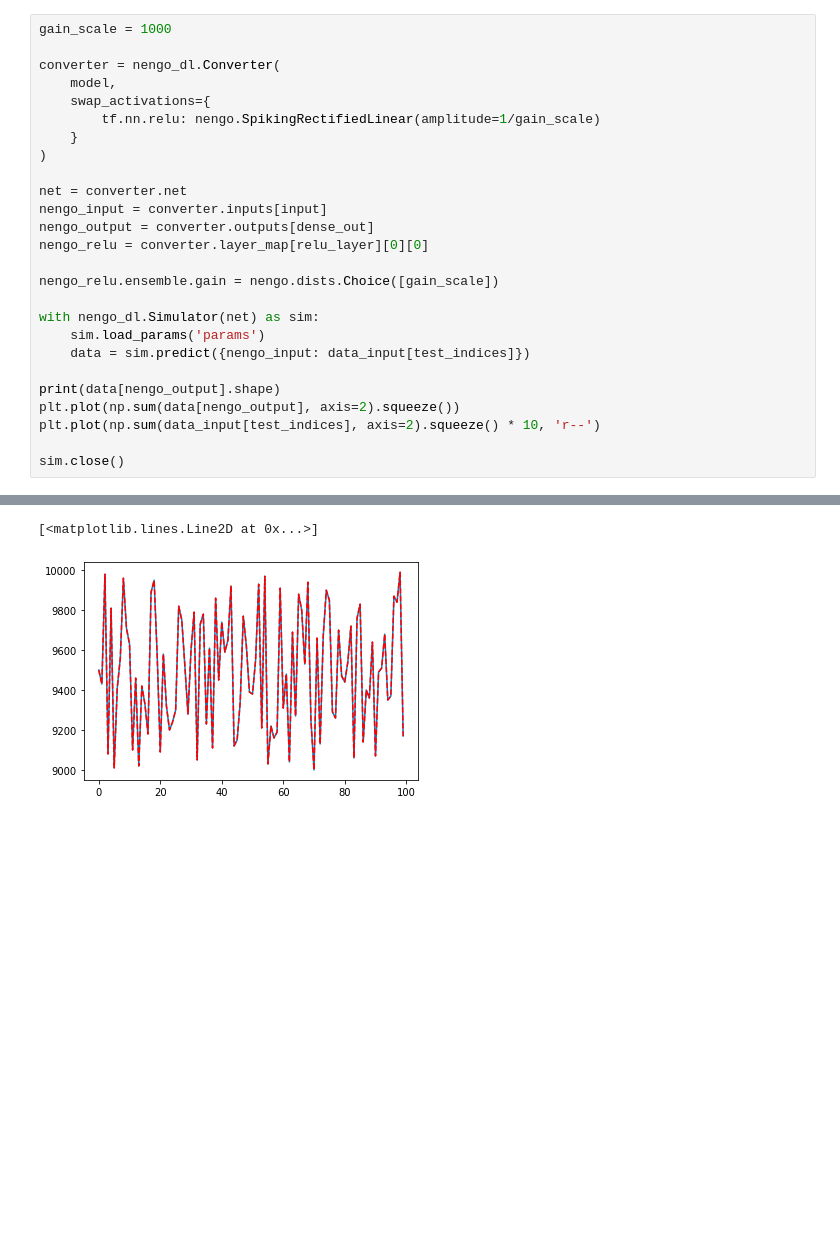
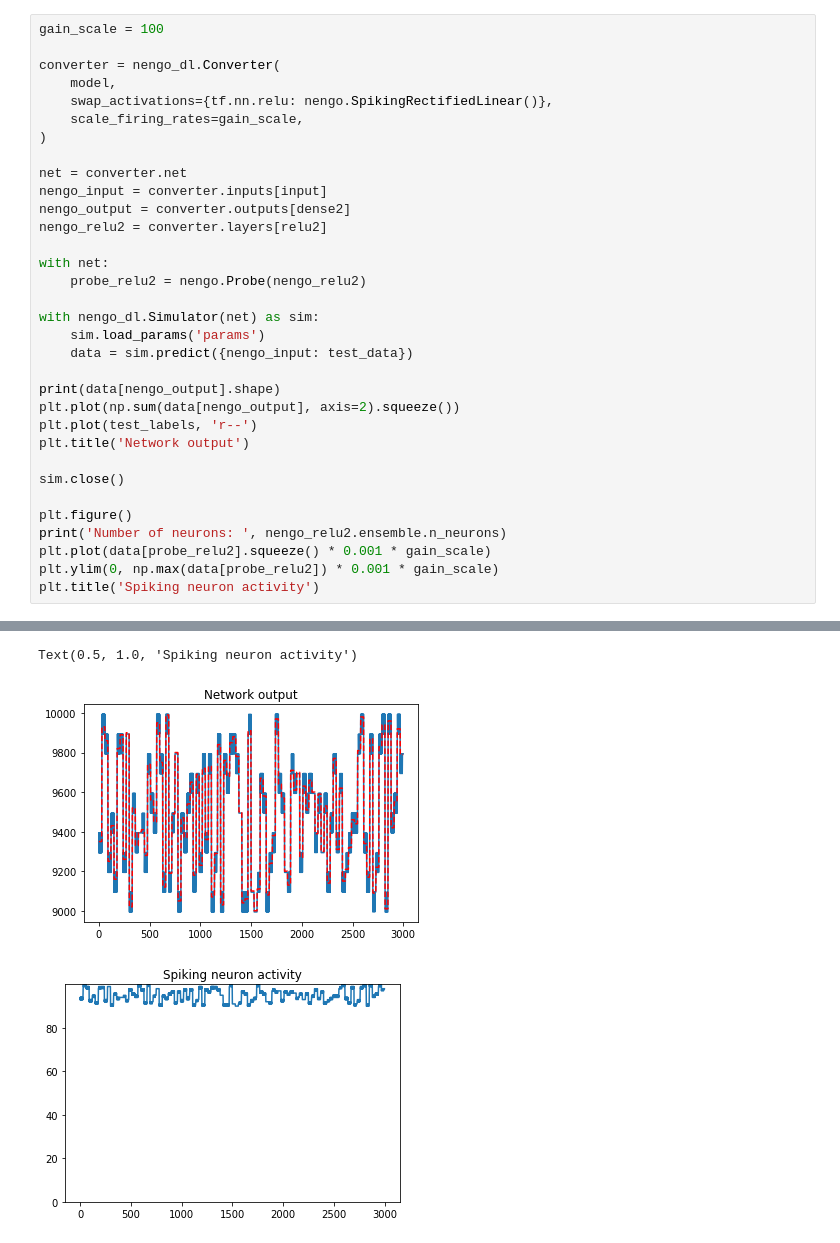
Before and after one commit to abr/neurorobotics-2020, a Jupyter notebook: Gain amplitude scaling test.ipynb, the cells around one changed output, grey strips where cells are left out. Cells and saved outputs as stored; diff of their text form; blank space fills up the shorter version.

```diff
--- a/Gain amplitude scaling test.ipynb
+++ b/Gain amplitude scaling test.ipynb
@@ -116,29 +167,36 @@ KeyboardInterrupt:
 # %%
-gain_scale = 1000
+gain_scale = 100
 
 converter = nengo_dl.Converter(
     model,
-    swap_activations={
-        tf.nn.relu: nengo.SpikingRectifiedLinear(amplitude=1/gain_scale)
-    }
+    swap_activations={tf.nn.relu: nengo.SpikingRectifiedLinear()},
+    scale_firing_rates=gain_scale,
 )
 
 net = converter.net
 nengo_input = converter.inputs[input]
-nengo_output = converter.outputs[dense_out]
-nengo_relu = converter.layer_map[relu_layer][0][0]
+nengo_output = converter.outputs[dense2]
+nengo_relu2 = converter.layers[relu2]
 
-nengo_relu.ensemble.gain = nengo.dists.Choice([gain_scale])
+with net:
+    probe_relu2 = nengo.Probe(nengo_relu2)
 
 with nengo_dl.Simulator(net) as sim:
     sim.load_params('params')
-    data = sim.predict({nengo_input: data_input[test_indices]})
+    data = sim.predict({nengo_input: test_data})
 
 print(data[nengo_output].shape)
 plt.plot(np.sum(data[nengo_output], axis=2).squeeze())
-plt.plot(np.sum(data_input[test_indices], axis=2).squeeze() * 10, 'r--')
+plt.plot(test_labels, 'r--')
+plt.title('Network output')
 
 sim.close()
+
+plt.figure()
+print('Number of neurons: ', nengo_relu2.ensemble.n_neurons)
+plt.plot(data[probe_relu2].squeeze() * 0.001 * gain_scale)
+plt.ylim(0, np.max(data[probe_relu2]) * 0.001 * gain_scale)
+plt.title('Spiking neuron activity')
 # %% [output]
 Build finished in 0:00:00
 Optimization finished in 0:00:00
@@ -146,5 +206,6 @@ Optimization finished in 0:00:00
-[<matplotlib.lines.Line2D at 0x...>]
+Text(0.5, 1.0, 'Spiking neuron activity')
-[figure, old version]
+[figure, new version]
+[figure, added]
 # %%
 # load in MNIST dataset for testing convnets
 
```
Also changed, not shown: parts of 24 cells of this notebook, 2 other files.
